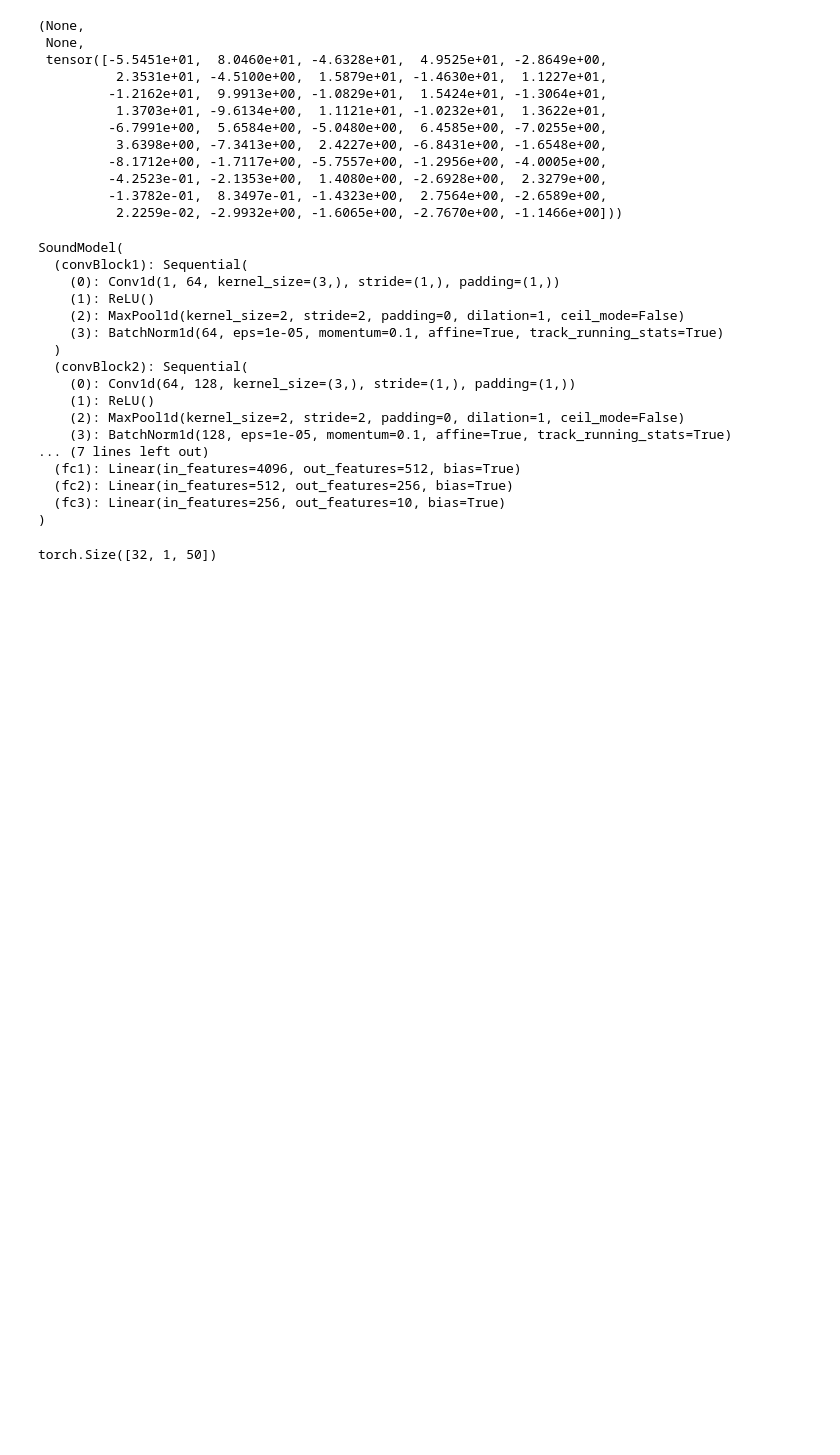
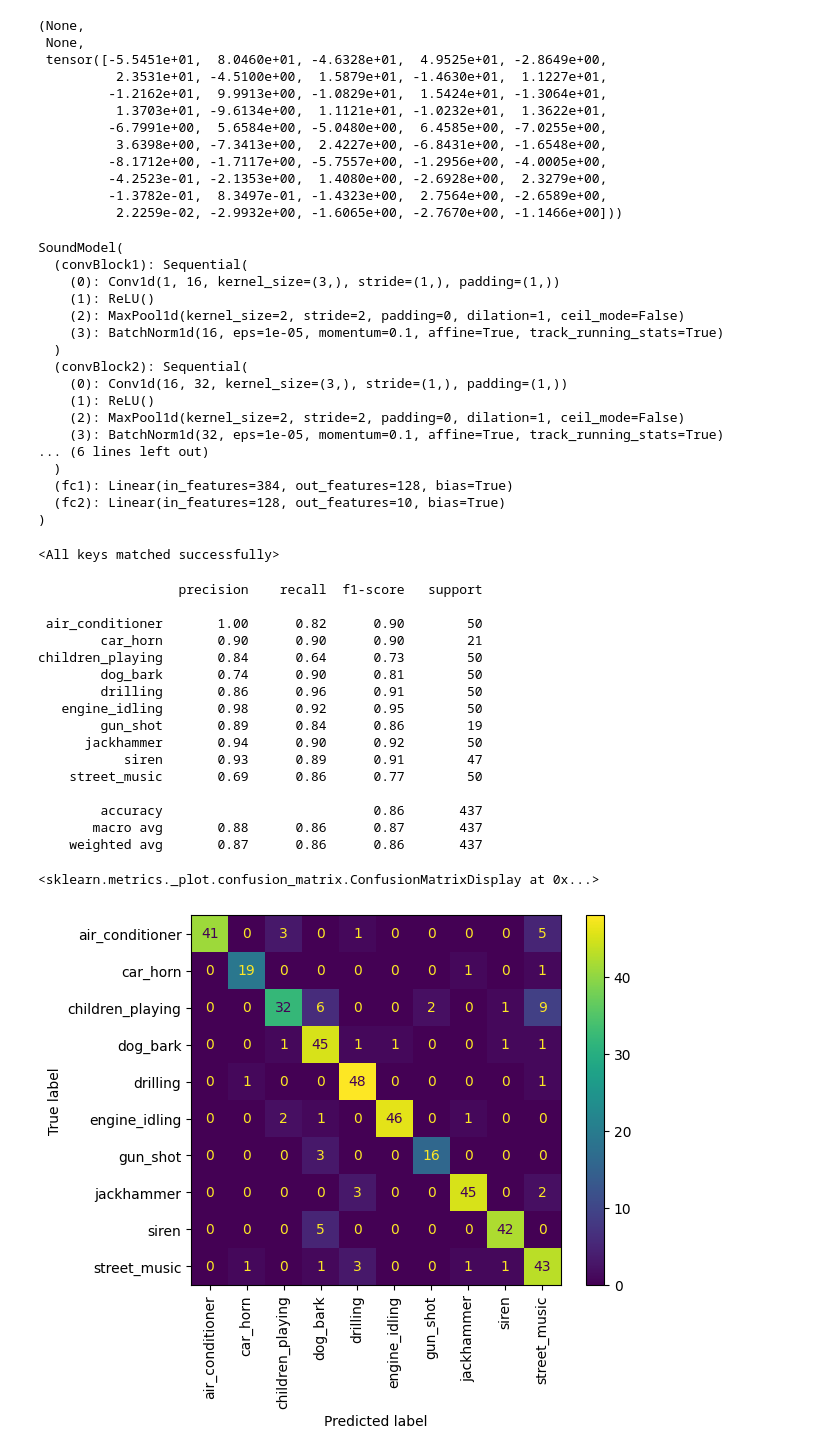
Before and after one commit to yuval728/UrbanEcho, a Jupyter notebook: urban-sound-classifier.ipynb, the cells around one changed output. Saved outputs shown, nothing was run; the diff lists cells and outputs as text; code cells hidden in the pictures; blank space fills up the shorter version.

```diff
--- a/urban-sound-classifier.ipynb
+++ b/urban-sound-classifier.ipynb
@@ -131,27 +131,68 @@ torch.Size([32])
 # %%
 import model as md
 
-model = md.SoundModel(input_shape=1, output_shape=len(classes))
+model = md.SoundModel(input_shape=1, num_classes=len(classes), hidden_size=16)
 model
 # %% [output]
 SoundModel(
   (convBlock1): Sequential(
-    (0): Conv1d(1, 64, kernel_size=(3,), stride=(1,), padding=(1,))
+    (0): Conv1d(1, 16, kernel_size=(3,), stride=(1,), padding=(1,))
     (1): ReLU()
     (2): MaxPool1d(kernel_size=2, stride=2, padding=0, dilation=1, ceil_mode=False)
-    (3): BatchNorm1d(64, eps=1e-05, momentum=0.1, affine=True, track_running_stats=True)
+    (3): BatchNorm1d(16, eps=1e-05, momentum=0.1, affine=True, track_running_stats=True)
   )
   (convBlock2): Sequential(
-    (0): Conv1d(64, 128, kernel_size=(3,), stride=(1,), padding=(1,))
+    (0): Conv1d(16, 32, kernel_size=(3,), stride=(1,), padding=(1,))
     (1): ReLU()
     (2): MaxPool1d(kernel_size=2, stride=2, padding=0, dilation=1, ceil_mode=False)
-    (3): BatchNorm1d(128, eps=1e-05, momentum=0.1, affine=True, track_running_stats=True)
-... (7 lines left out)
-  (fc1): Linear(in_features=4096, out_features=512, bias=True)
-  (fc2): Linear(in_features=512, out_features=256, bias=True)
-  (fc3): Linear(in_features=256, out_features=10, bias=True)
+    (3): BatchNorm1d(32, eps=1e-05, momentum=0.1, affine=True, track_running_stats=True)
+... (6 lines left out)
+  )
+  (fc1): Linear(in_features=384, out_features=128, bias=True)
+  (fc2): Linear(in_features=128, out_features=10, bias=True)
 )
-# %%
-input_batch.unsqueeze(1).shape
-# %% [output]
-torch.Size([32, 1, 50])
+# %%
+import torch
+from sklearn.metrics import classification_report, confusion_matrix, ConfusionMatrixDisplay
+import matplotlib.pyplot as plt
+
+checkpoint = torch.load('checkpoints/checkpoint_9.pth.tar')
+
+model.load_state_dict(checkpoint['model_state_dict'])
+# %% [output]
+<All keys matched successfully>
+# %%
+
+model.eval()
+y_true = []
+y_pred = []
+with torch.inference_mode():
+    for i, (input_batch, target_batch) in enumerate(test_dataset):
+        output = model(input_batch.unsqueeze(1))
+        _, preds = torch.max(output, 1)
+        y_true.extend(target_batch.cpu().numpy())
+        y_pred.extend(preds.cpu().numpy())
+
+print(classification_report(y_true, y_pred, target_names=classes))
+cm = confusion_matrix(y_true, y_pred)
+disp = ConfusionMatrixDisplay(confusion_matrix=cm, display_labels=classes, )
+disp.plot( values_format = 'd', cmap='viridis', xticks_rotation='vertical', ax=None)
+# %% [output]
+                  precision    recall  f1-score   support
+
+ air_conditioner       1.00      0.82      0.90        50
+        car_horn       0.90      0.90      0.90        21
+children_playing       0.84      0.64      0.73        50
+        dog_bark       0.74      0.90      0.81        50
+        drilling       0.86      0.96      0.91        50
+   engine_idling       0.98      0.92      0.95        50
+        gun_shot       0.89      0.84      0.86        19
+      jackhammer       0.94      0.90      0.92        50
+           siren       0.93      0.89      0.91        47
+    street_music       0.69      0.86      0.77        50
+
+        accuracy                           0.86       437
+       macro avg       0.88      0.86      0.87       437
+    weighted avg       0.87      0.86      0.86       437
+<sklearn.metrics._plot.confusion_matrix.ConfusionMatrixDisplay at 0x...>
+[figure, added]
```
Also changed, not shown: parts of 2 cells of this notebook, 4 other files.
